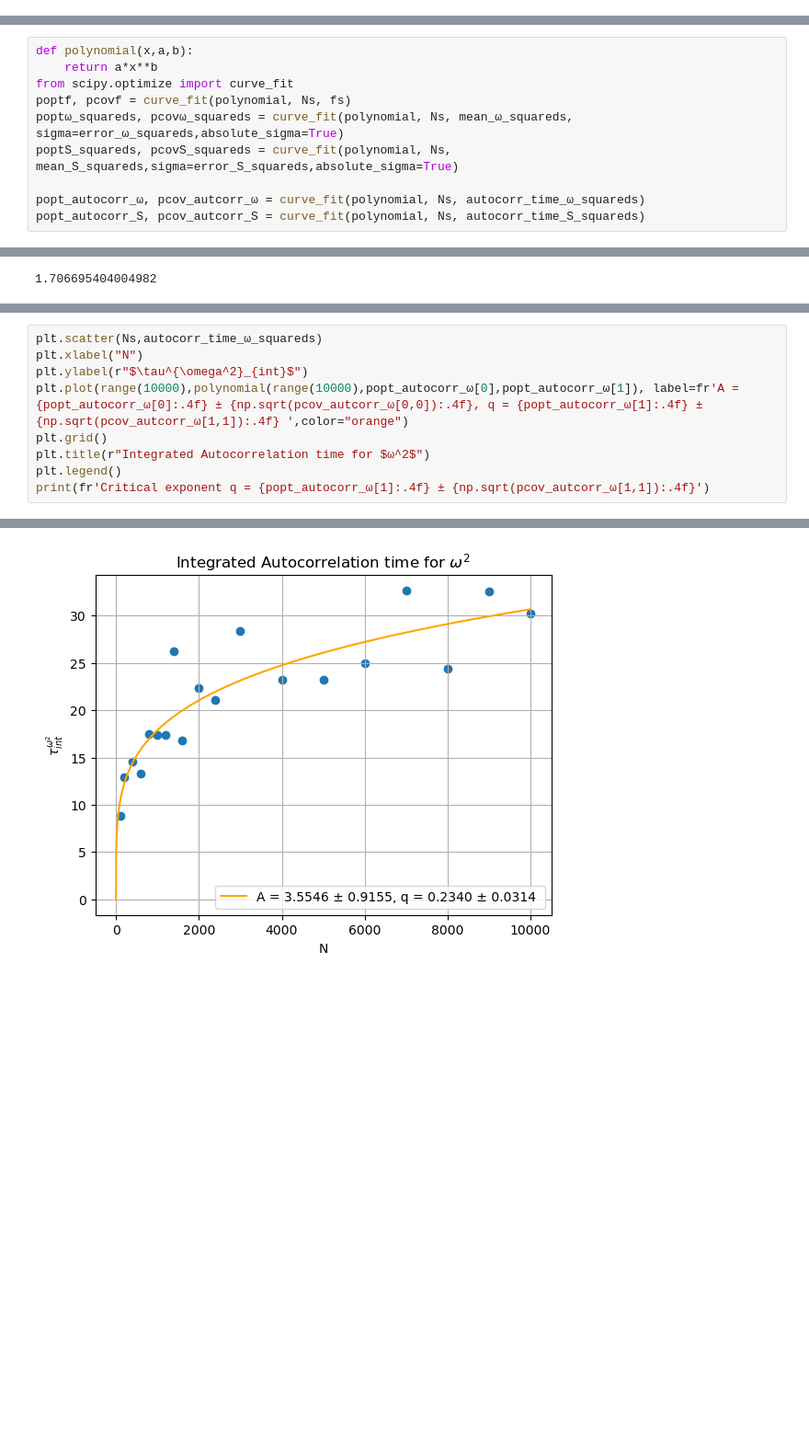
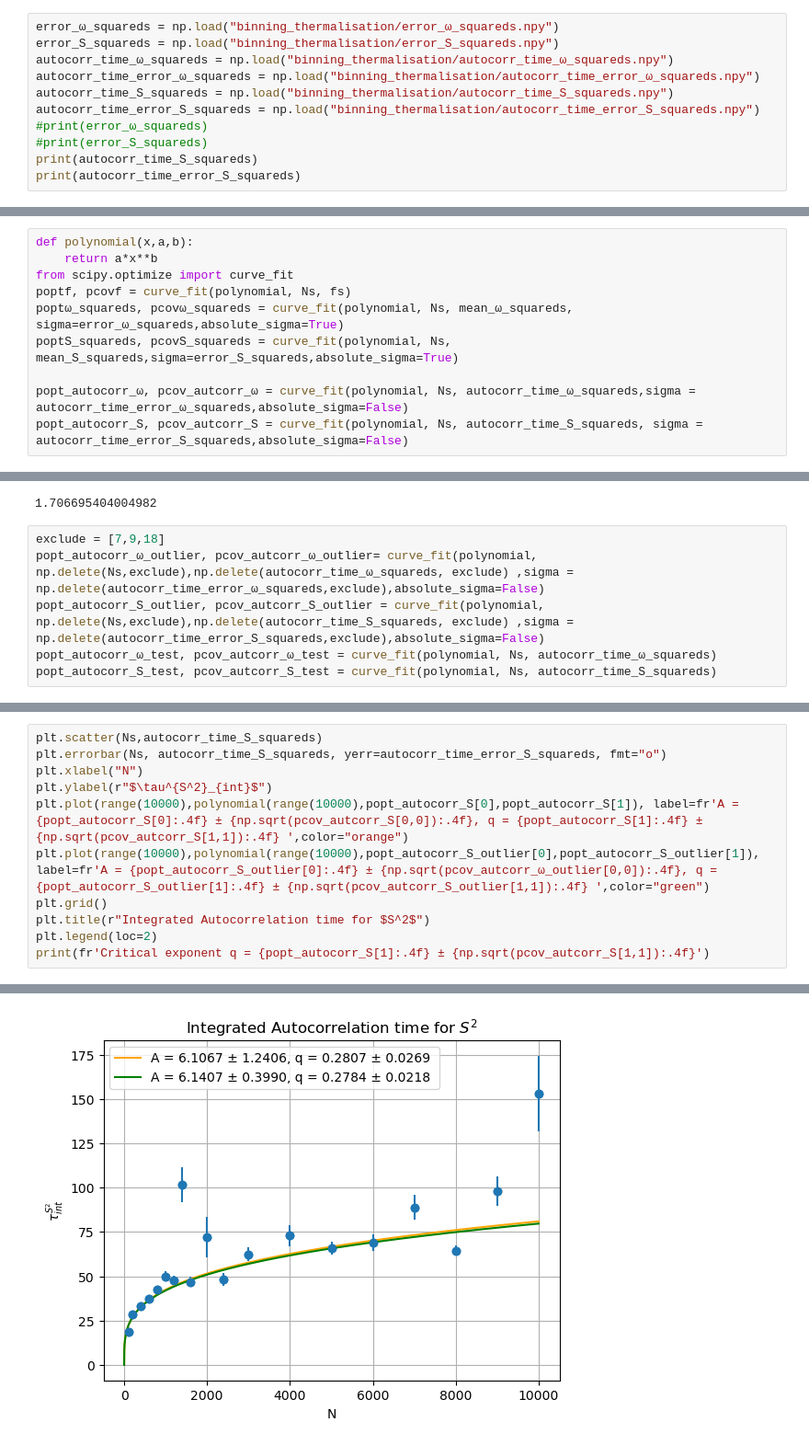
Before and after one commit to mandus24/ComputationalPhysics, a Jupyter notebook: polymer/polymer.ipynb, the cells around one changed output, grey strips where cells are left out. Shown: that part at 92% size. Cells and saved outputs as stored; diff of their text form; blank space fills up the shorter version.

Commit message:
error calculation of the autocorrelation times

```diff
--- a/polymer/polymer.ipynb
+++ b/polymer/polymer.ipynb
@@ -532,0 +610,11 @@ From that: Dimerisation time [s] = 0.001
+# %%
+error_ω_squareds = np.load("binning_thermalisation/error_ω_squareds.npy")
+error_S_squareds = np.load("binning_thermalisation/error_S_squareds.npy")
+autocorr_time_ω_squareds = np.load("binning_thermalisation/autocorr_time_ω_squareds.npy")
+autocorr_time_error_ω_squareds = np.load("binning_thermalisation/autocorr_time_error_ω_squareds.npy")
+autocorr_time_S_squareds = np.load("binning_thermalisation/autocorr_time_S_squareds.npy")
+autocorr_time_error_S_squareds = np.load("binning_thermalisation/autocorr_time_error_S_squareds.npy")
+#print(error_ω_squareds)
+#print(error_S_squareds)
+print(autocorr_time_S_squareds)
+print(autocorr_time_error_S_squareds)
@@ -540,8 +632,8 @@ poptf, pcovf = curve_fit(polynomial, Ns, fs)
 poptω_squareds, pcovω_squareds = curve_fit(polynomial, Ns, mean_ω_squareds, sigma=error_ω_squareds,absolute_sigma=True)
 poptS_squareds, pcovS_squareds = curve_fit(polynomial, Ns, mean_S_squareds,sigma=error_S_squareds,absolute_sigma=True)
 
-popt_autocorr_ω, pcov_autcorr_ω = curve_fit(polynomial, Ns, autocorr_time_ω_squareds)
-popt_autocorr_S, pcov_autcorr_S = curve_fit(polynomial, Ns, autocorr_time_S_squareds)
+popt_autocorr_ω, pcov_autcorr_ω = curve_fit(polynomial, Ns, autocorr_time_ω_squareds,sigma = autocorr_time_error_ω_squareds,absolute_sigma=False)
+popt_autocorr_S, pcov_autcorr_S = curve_fit(polynomial, Ns, autocorr_time_S_squareds, sigma = autocorr_time_error_S_squareds,absolute_sigma=False)
 # %%
 plt.scatter(Ns,fs)
 plt.xlabel("N")
@@ -604,3 +688,9 @@ chi2_red = chi2 / dof
 chi2_red
 # %% [output]
 1.706695404004982
+# %%
+exclude = [7,9,18]
+popt_autocorr_ω_outlier, pcov_autcorr_ω_outlier= curve_fit(polynomial, np.delete(Ns,exclude),np.delete(autocorr_time_ω_squareds, exclude) ,sigma = np.delete(autocorr_time_error_ω_squareds,exclude),absolute_sigma=False)
+popt_autocorr_S_outlier, pcov_autcorr_S_outlier = curve_fit(polynomial, np.delete(Ns,exclude),np.delete(autocorr_time_S_squareds, exclude) ,sigma = np.delete(autocorr_time_error_S_squareds,exclude),absolute_sigma=False)
+popt_autocorr_ω_test, pcov_autcorr_ω_test = curve_fit(polynomial, Ns, autocorr_time_ω_squareds)
+popt_autocorr_S_test, pcov_autcorr_S_test = curve_fit(polynomial, Ns, autocorr_time_S_squareds)
@@ -607,10 +712,12 @@ chi2_red
 # %%
-plt.scatter(Ns,autocorr_time_ω_squareds)
+plt.scatter(Ns,autocorr_time_S_squareds)
+plt.errorbar(Ns, autocorr_time_S_squareds, yerr=autocorr_time_error_S_squareds, fmt="o")
 plt.xlabel("N")
-plt.ylabel(r"$\tau^{\omega^2}_{int}$")
-plt.plot(range(10000),polynomial(range(10000),popt_autocorr_ω[0],popt_autocorr_ω[1]), label=fr'A = {popt_autocorr_ω[0]:.4f} ± {np.sqrt(pcov_autcorr_ω[0,0]):.4f}, q = {popt_autocorr_ω[1]:.4f} ± {np.sqrt(pcov_autcorr_ω[1,1]):.4f} ',color="orange")
+plt.ylabel(r"$\tau^{S^2}_{int}$")
+plt.plot(range(10000),polynomial(range(10000),popt_autocorr_S[0],popt_autocorr_S[1]), label=fr'A = {popt_autocorr_S[0]:.4f} ± {np.sqrt(pcov_autcorr_S[0,0]):.4f}, q = {popt_autocorr_S[1]:.4f} ± {np.sqrt(pcov_autcorr_S[1,1]):.4f} ',color="orange")
+plt.plot(range(10000),polynomial(range(10000),popt_autocorr_S_outlier[0],popt_autocorr_S_outlier[1]), label=fr'A = {popt_autocorr_S_outlier[0]:.4f} ± {np.sqrt(pcov_autcorr_ω_outlier[0,0]):.4f}, q = {popt_autocorr_S_outlier[1]:.4f} ± {np.sqrt(pcov_autcorr_S_outlier[1,1]):.4f} ',color="green")
 plt.grid()
-plt.title(r"Integrated Autocorrelation time for $ω^2$")
-plt.legend()
-print(fr'Critical exponent q = {popt_autocorr_ω[1]:.4f} ± {np.sqrt(pcov_autcorr_ω[1,1]):.4f}')
+plt.title(r"Integrated Autocorrelation time for $S^2$")
+plt.legend(loc=2)
+print(fr'Critical exponent q = {popt_autocorr_S[1]:.4f} ± {np.sqrt(pcov_autcorr_S[1,1]):.4f}')
 # %% [output]
@@ -618 +725 @@ Critical exponent q = 0.2340 ± 0.0314
-[figure, old version]
+[figure, new version]
```
Also changed, not shown: parts of 13 cells of this notebook.
